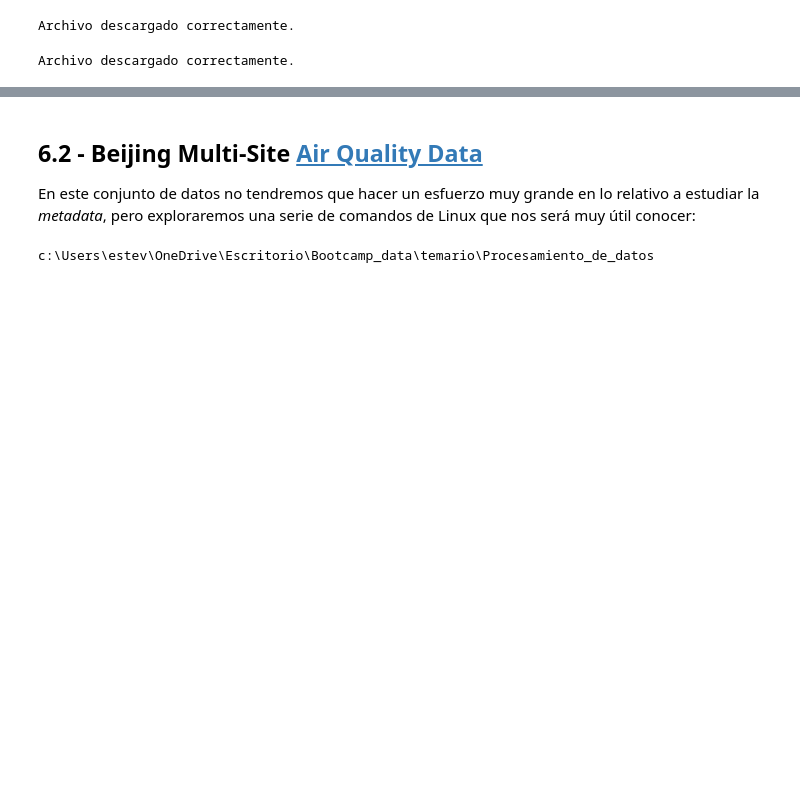
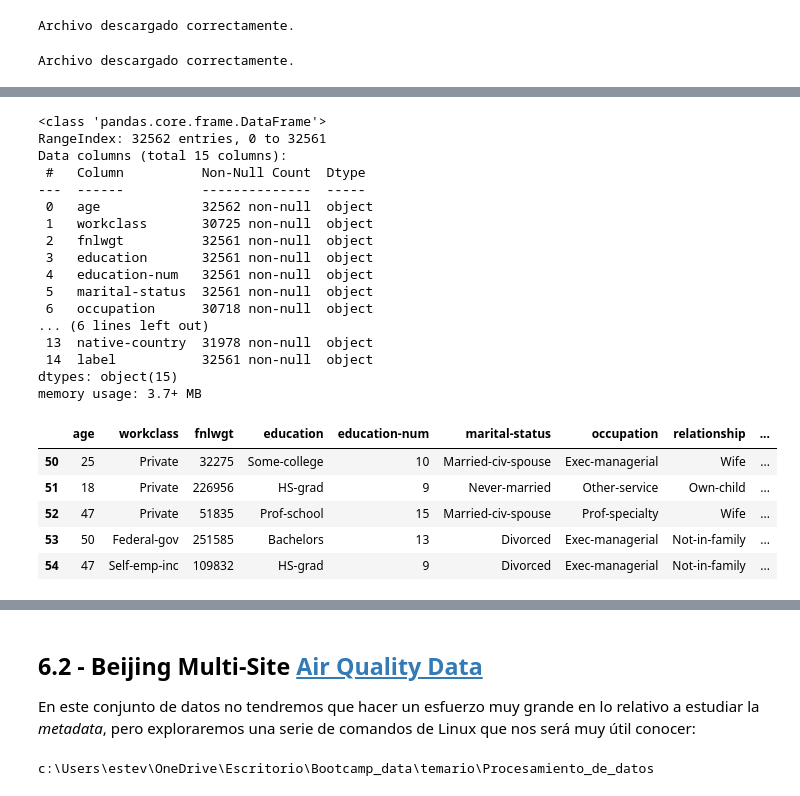
Before and after one commit to estevo97/Pre_procesamiento_de_datos, a Jupyter notebook: Carga y preprocesamiento de datos (Ejercicios) (1).ipynb, the cells around one changed output, grey strips where cells are left out. Saved outputs shown, nothing was run; the diff lists cells and outputs as text; code cells hidden in the pictures; blank space fills up the shorter version.

```diff
--- a/Carga y preprocesamiento de datos (Ejercicios) (1).ipynb
+++ b/Carga y preprocesamiento de datos (Ejercicios) (1).ipynb
@@ -99,0 +122,28 @@ df
+# %%
+df.info()
+df = df.replace(r'^\s*\?\s*$', np.nan, regex=True)
+df.iloc[50:55,]
+# %% [output]
+<class 'pandas.core.frame.DataFrame'>
+RangeIndex: 32562 entries, 0 to 32561
+Data columns (total 15 columns):
+ #   Column          Non-Null Count  Dtype
+---  ------          --------------  -----
+ 0   age             32562 non-null  object
+ 1   workclass       30725 non-null  object
+ 2   fnlwgt          32561 non-null  object
+ 3   education       32561 non-null  object
+ 4   education-num   32561 non-null  object
+ 5   marital-status  32561 non-null  object
+ 6   occupation      30718 non-null  object
+... (6 lines left out)
+ 13  native-country  31978 non-null  object
+ 14  label           32561 non-null  object
+dtypes: object(15)
+memory usage: 3.7+ MB
+|  | age | workclass | fnlwgt | education | education-num | marital-status | occupation | relationship | ... |
+| 50 | 25 | Private | 32275 | Some-college | 10 | Married-civ-spouse | Exec-managerial | Wife | ... |
+| 51 | 18 | Private | 226956 | HS-grad | 9 | Never-married | Other-service | Own-child | ... |
+| 52 | 47 | Private | 51835 | Prof-school | 15 | Married-civ-spouse | Prof-specialty | Wife | ... |
+| 53 | 50 | Federal-gov | 251585 | Bachelors | 13 | Divorced | Exec-managerial | Not-in-family | ... |
+| 54 | 47 | Self-emp-inc | 109832 | HS-grad | 9 | Divorced | Exec-managerial | Not-in-family | ... |
```
Also changed, not shown: parts of 16 cells of this notebook.
